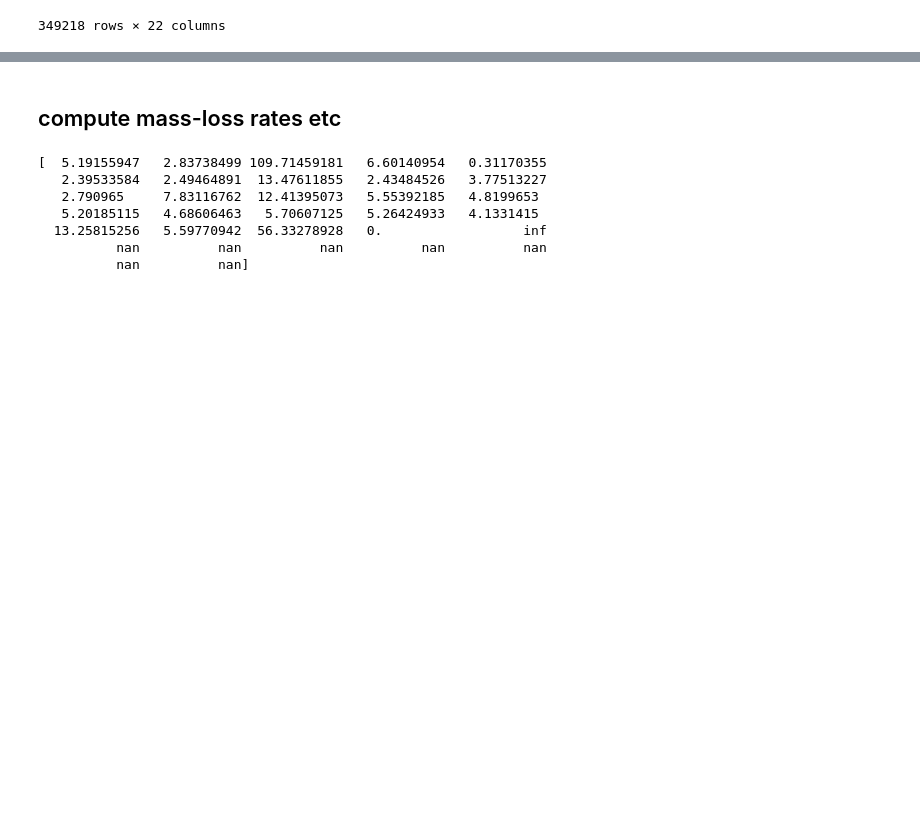
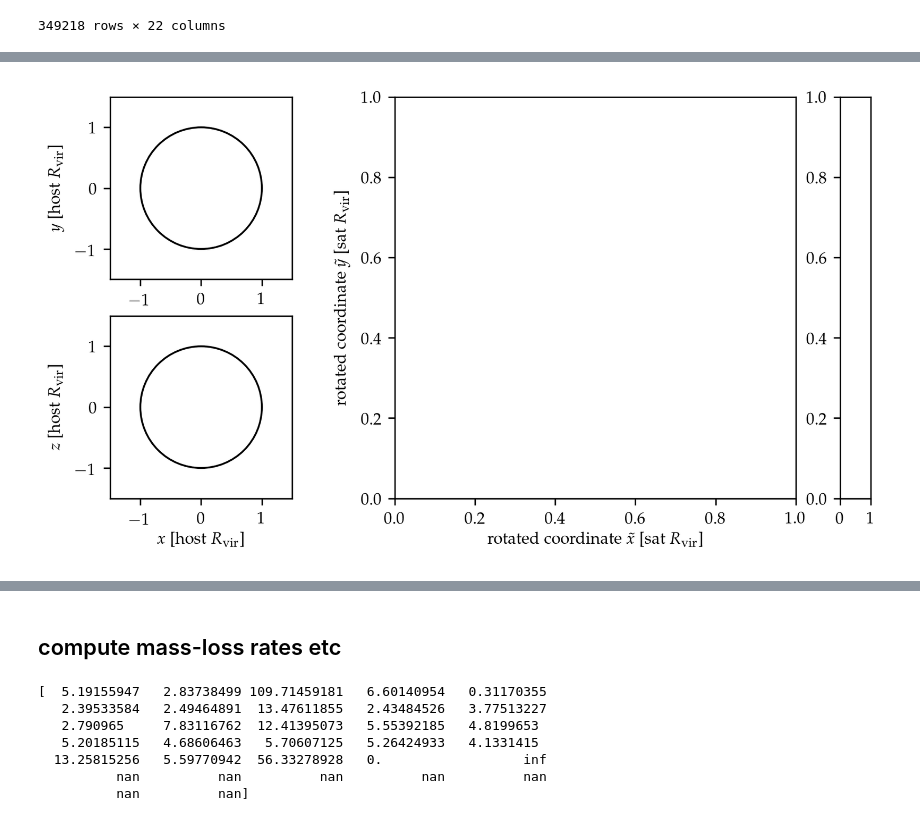
Before and after one commit to hollisakins/Justice_League_Code, a Jupyter notebook: Analysis/RamPressure/ParticleTrackingPlots.ipynb, the cells around one changed output, grey strips where cells are left out. Drawn from its saved outputs; the diff is of its cells as text; code cells hidden in the pictures; blank space fills up the shorter version.

```diff
--- a/Analysis/RamPressure/ParticleTrackingPlots.ipynb
+++ b/Analysis/RamPressure/ParticleTrackingPlots.ipynb
@@ -68,0 +93,36 @@ plt.show()
+# %%
+R = 1.5
+# fig, ax = plt.subplots(1,3,figsize=(10,3),dpi=300)
+fig = plt.figure(dpi=300, figsize=(7.5,4))
+gs = mpl.gridspec.GridSpec(2,5, width_ratios = [1,0.1,1,1,0.15], figure=fig)
+ax0 = plt.subplot(gs[0,0])
+ax1 = plt.subplot(gs[1,0])
+ax2 = plt.subplot(gs[0:,2:-1])
+cbax = plt.subplot(gs[:,-1])
+
+host_radius = plt.Circle((0, 0), 1, color='k', fill=False)
+ax0.add_artist(host_radius)
+
+host_radius = plt.Circle((0, 0), 1, color='k', fill=False)
+ax1.add_artist(host_radius)
+
+ax1.set_xlabel(r'$x$ [host $R_{\rm vir}$]')
+ax1.set_ylabel(r'$z$ [host $R_{\rm vir}$]')
+ax0.set_ylabel(r'$y$ [host $R_{\rm vir}$]')
+
+ax0.set_xlim(-R,R)
+ax0.set_ylim(-R,R)
+ax1.set_xlim(-R,R)
+ax1.set_ylim(-R,R)
+
+
+ax0.set_aspect('equal')
+ax1.set_aspect('equal')
+ax2.set_aspect('equal')
+
+ax2.set_xlabel(r'rotated coordinate $\tilde{x}$ [sat $R_{\rm vir}$]')
+ax2.set_ylabel(r'rotated coordinate $\tilde{y}$ [sat $R_{\rm vir}$]')
+
+plt.show()
+# %% [output]
+[figure, added]
```
Also changed, not shown: parts of 3 cells of this notebook, 2 other files.
